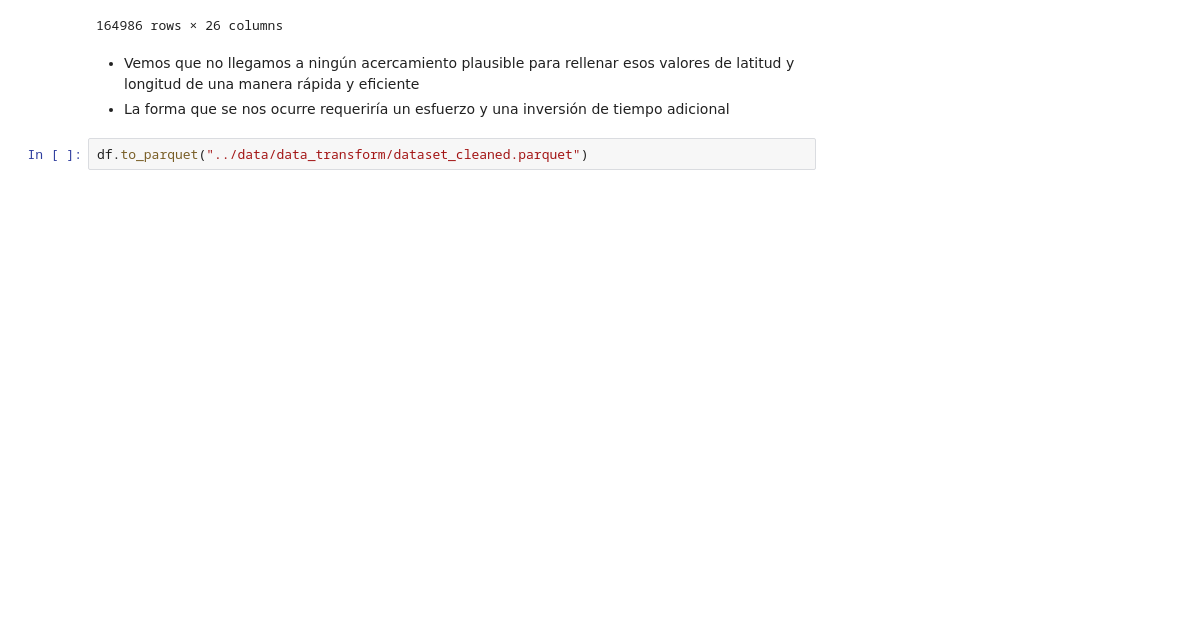
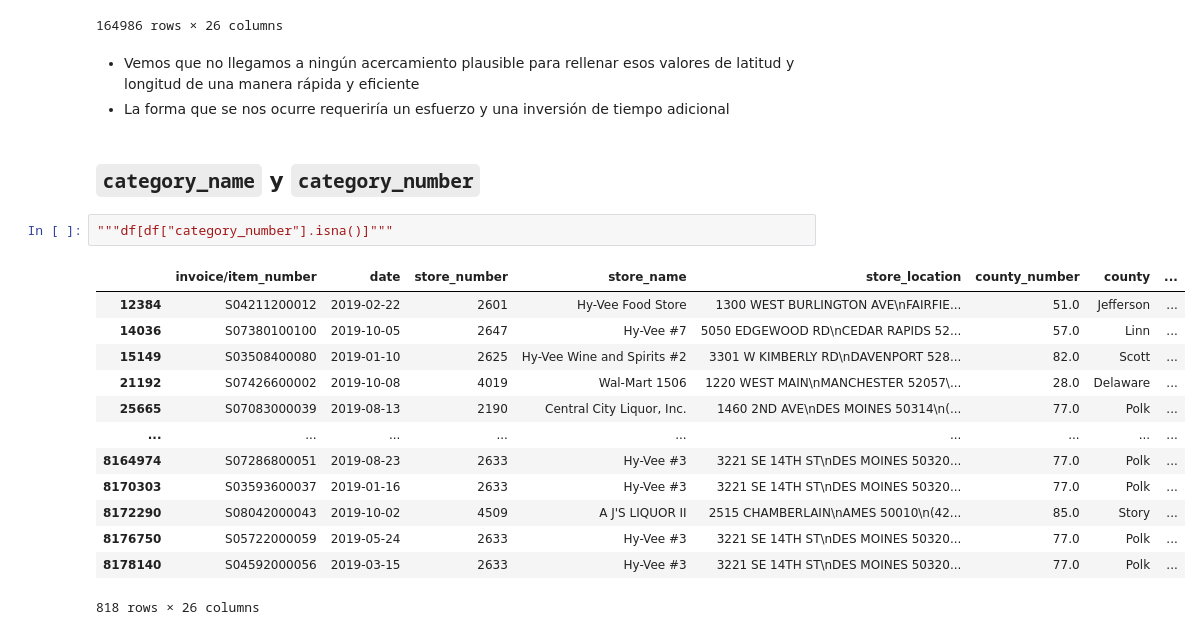
Before and after one commit to MariCruzTE/eda_ventas, a Jupyter notebook: jupyters/limpieza.ipynb, the cells around one changed output. Cells and saved outputs as stored; diff of their text form; blank space fills up the shorter version.

```diff
--- a/jupyters/limpieza.ipynb
+++ b/jupyters/limpieza.ipynb
@@ -431,5 +501,21 @@ df_nulos_latitud
 
 - Vemos que no llegamos a ningún acercamiento plausible para rellenar esos valores de latitud y longitud de una  manera rápida y eficiente
 - La forma que se nos ocurre requeriría un esfuerzo y  una inversión de tiempo adicional
+# %% [markdown]
+## `category_name` y `category_number`
 # %%
-df.to_parquet("../data/data_transform/dataset_cleaned.parquet")
+"""df[df["category_number"].isna()]"""
+# %% [output]
+|  | invoice/item_number | date | store_number | store_name | store_location | county_number | county | ... |
+| 12384 | S04211200012 | 2019-02-22 | 2601 | Hy-Vee Food Store | 1300 WEST BURLINGTON AVE\nFAIRFIE... | 51.0 | Jefferson | ... |
+| 14036 | S07380100100 | 2019-10-05 | 2647 | Hy-Vee #7 | 5050 EDGEWOOD RD\nCEDAR RAPIDS 52... | 57.0 | Linn | ... |
+| 15149 | S03508400080 | 2019-01-10 | 2625 | Hy-Vee Wine and Spirits #2 | 3301 W KIMBERLY RD\nDAVENPORT 528... | 82.0 | Scott | ... |
+| 21192 | S07426600002 | 2019-10-08 | 4019 | Wal-Mart 1506 | 1220 WEST MAIN\nMANCHESTER 52057\... | 28.0 | Delaware | ... |
+| 25665 | S07083000039 | 2019-08-13 | 2190 | Central City Liquor, Inc. | 1460 2ND AVE\nDES MOINES 50314\n(... | 77.0 | Polk | ... |
+| ... | ... | ... | ... | ... | ... | ... | ... | ... |
+| 8164974 | S07286800051 | 2019-08-23 | 2633 | Hy-Vee #3 | 3221 SE 14TH ST\nDES MOINES 50320... | 77.0 | Polk | ... |
+| 8170303 | S03593600037 | 2019-01-16 | 2633 | Hy-Vee #3 | 3221 SE 14TH ST\nDES MOINES 50320... | 77.0 | Polk | ... |
+| 8172290 | S08042000043 | 2019-10-02 | 4509 | A J'S LIQUOR II | 2515 CHAMBERLAIN\nAMES 50010\n(42... | 85.0 | Story | ... |
+| 8176750 | S05722000059 | 2019-05-24 | 2633 | Hy-Vee #3 | 3221 SE 14TH ST\nDES MOINES 50320... | 77.0 | Polk | ... |
+| 8178140 | S04592000056 | 2019-03-15 | 2633 | Hy-Vee #3 | 3221 SE 14TH ST\nDES MOINES 50320... | 77.0 | Polk | ... |
+818 rows × 26 columns
```
Also changed, not shown: parts of 31 cells of this notebook, 6 other files.
